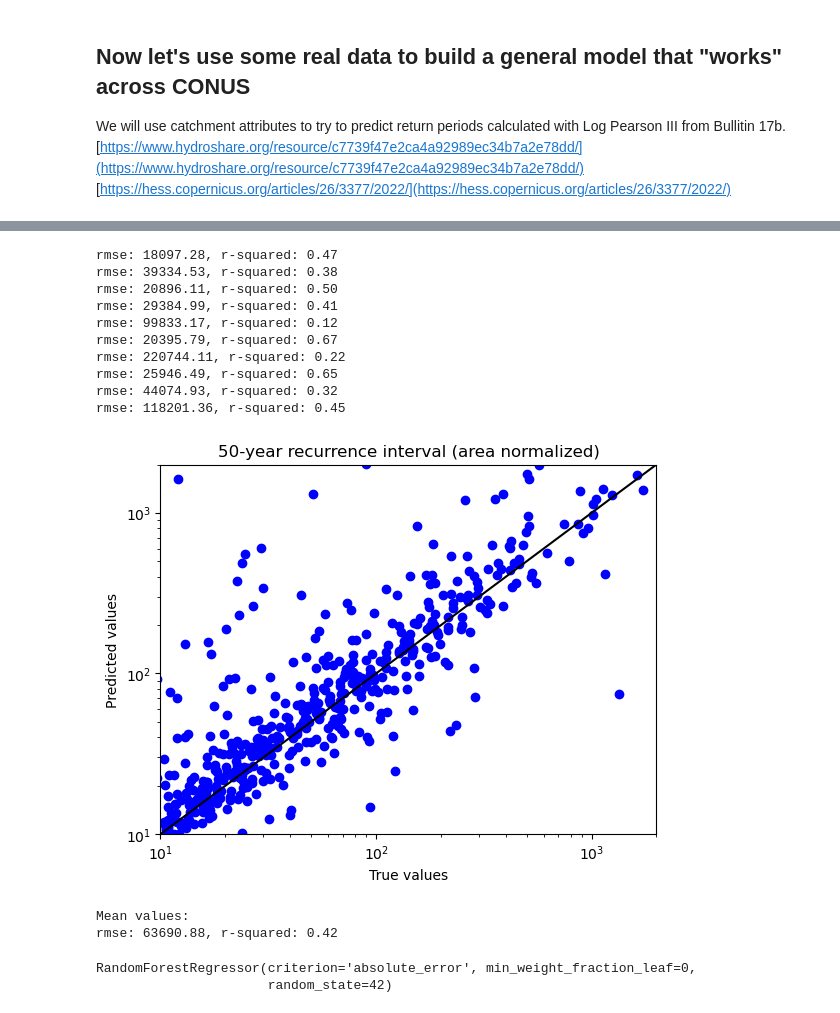
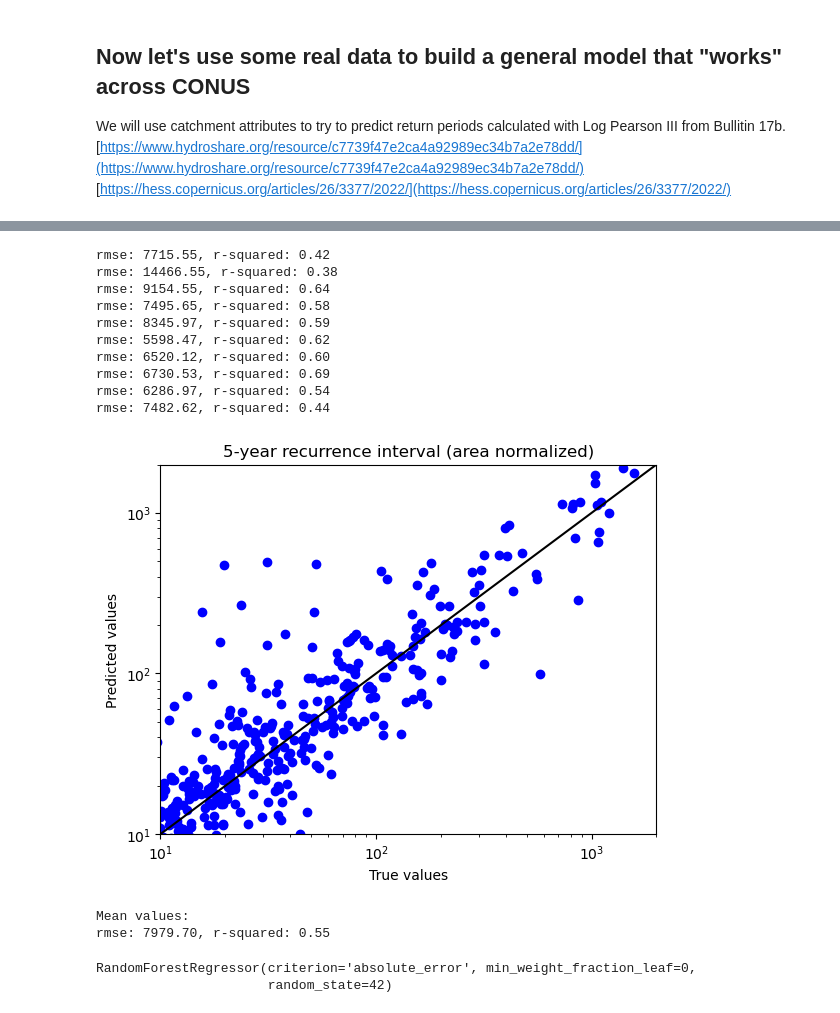
Before and after one commit to NWC-CUAHSI-Summer-Institute/data_science_principals, a Jupyter notebook: 04_regression/regression_models.ipynb, the cells around one changed output, grey strips where cells are left out. Cells and saved outputs as stored; diff of their text form; code cells hidden in the pictures.

```diff
--- a/04_regression/regression_models.ipynb
+++ b/04_regression/regression_models.ipynb
@@ -188,20 +195,20 @@ def regress_recurrence(df_attributes, df_recurrence_intervals, target_ri_period,
     print(f'rmse: {np.mean(rmse_list):.2f}, r-squared: {np.mean(r_sq_list):.2f}')
     return rf
 # %%
-regress_recurrence(df_attributes, df_recurrence_intervals, 50, 10)
+regress_recurrence(df_attributes, df_recurrence_intervals, 5, 10)
 # %% [output]
-rmse: 18097.28, r-squared: 0.47
-rmse: 39334.53, r-squared: 0.38
-rmse: 20896.11, r-squared: 0.50
-rmse: 29384.99, r-squared: 0.41
-rmse: 99833.17, r-squared: 0.12
-rmse: 20395.79, r-squared: 0.67
-rmse: 220744.11, r-squared: 0.22
-rmse: 25946.49, r-squared: 0.65
-rmse: 44074.93, r-squared: 0.32
-rmse: 118201.36, r-squared: 0.45
+rmse: 7715.55, r-squared: 0.42
+rmse: 14466.55, r-squared: 0.38
+rmse: 9154.55, r-squared: 0.64
+rmse: 7495.65, r-squared: 0.58
+rmse: 8345.97, r-squared: 0.59
+rmse: 5598.47, r-squared: 0.62
+rmse: 6520.12, r-squared: 0.60
+rmse: 6730.53, r-squared: 0.69
+rmse: 6286.97, r-squared: 0.54
+rmse: 7482.62, r-squared: 0.44
-[figure, old version]
+[figure, new version]
 Mean values:
-rmse: 63690.88, r-squared: 0.42
+rmse: 7979.70, r-squared: 0.55
 RandomForestRegressor(criterion='absolute_error', min_weight_fraction_leaf=0,
                       random_state=42)
```
Also changed, not shown: parts of 5 cells of this notebook.
